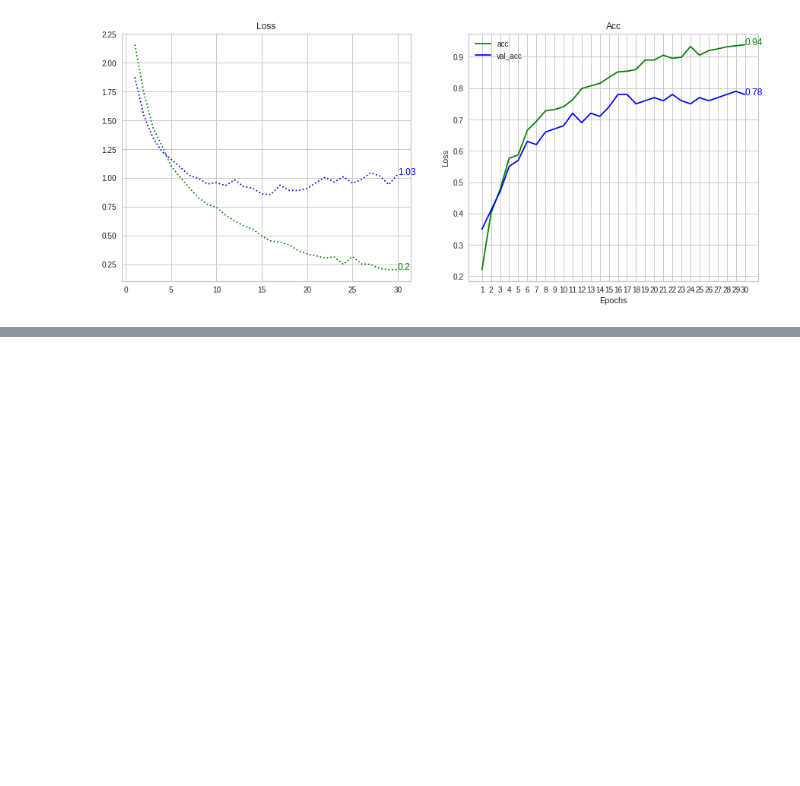
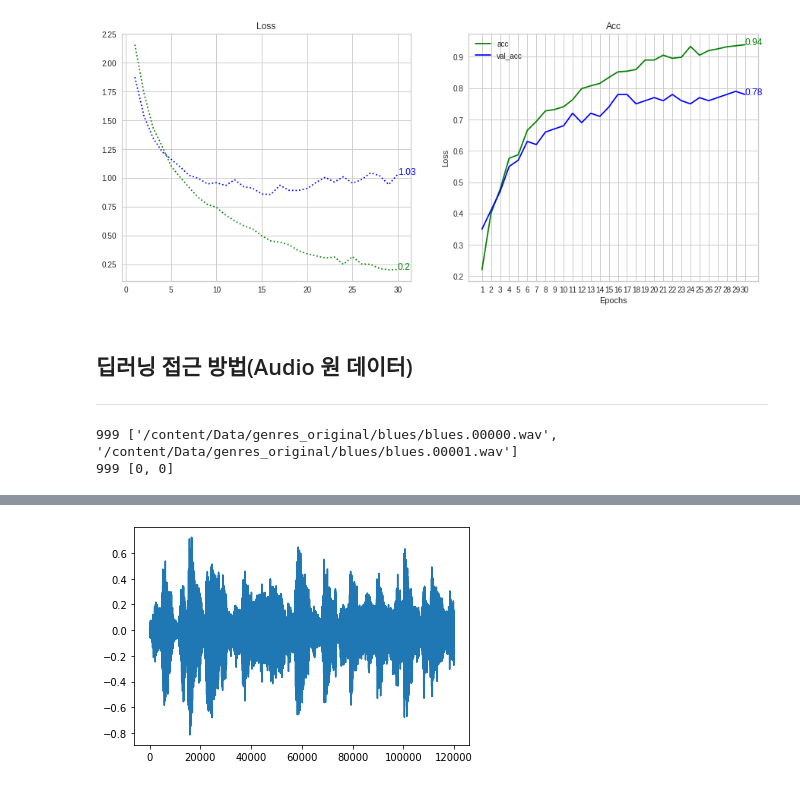
Before and after one commit to TAEWOOYOON/SkillTreePython-DeepLearning, a Jupyter notebook: 04.Paper-with-code/ch04_05_WaveNet.ipynb, the cells around one changed output, grey strips where cells are left out. Saved outputs shown, nothing was run; the diff lists cells and outputs as text; code cells hidden in the pictures; blank space fills up the shorter version.

```diff
--- a/04.Paper-with-code/ch04_05_WaveNet.ipynb
+++ b/04.Paper-with-code/ch04_05_WaveNet.ipynb
@@ -625,3 +605,64 @@ Epoch 30/30
 draw_lcurve(history)
 # %% [output]
 [figure]
+# %% [markdown]
+## 딥러닝 접근 방법(Audio 원 데이터)
+---
+# %%
+csv_path='/content/Data/features_30_sec.csv'
+data_dir = '/content/Data/genres_original'
+class_dict = {
+    'blues' : 0,
+    'classical' : 1,
+    'country' : 2,
+    'disco' : 3,
+    'hiphop' : 4,
+    'jazz' : 5,
+    'metal' : 6,
+    'pop' : 7,
+    'reggae' : 8,
+    'rock' : 9
+}
+
+def df_process(csv_path, data_dir, class_dict) :
+  df = pd.read_csv(csv_path)
+  # 불량 데이터 삭제
+  # np.where(df['filename'] == 'jazz.00054.wav')
+  df = df.drop(index=[554])
+
+  # 파일 경로 재설정
+  '''
+  blues.00000.wav' -> '/content/Data/genres_original/blues/blues.00000.wav'
+  '''
+
+  #
+  df['filepath'] = df.apply( lambda x : f'{data_dir}/{x["label"]}/{x["filename"]}', axis = 1)
+
+  # 라벨 인코딩
+  df['label'] = df['label'].map(class_dict)
+  return list(df['filepath']), list(df['label'])
+
+paths, labels = df_process(csv_path, data_dir, class_dict)
+print(len(paths), paths[:2])
+print(len(labels), labels[:2])
+# %% [output]
+999 ['/content/Data/genres_original/blues/blues.00000.wav', '/content/Data/genres_original/blues/blues.00001.wav']
+999 [0, 0]
+# %%
+# 경로 -> wav 데이터 추출
+
+def path2wav(path, label, mx_len = 120000) :
+  # 파일 읽기
+  f = tf.io.read_file(path)
+  # 파일을 오디오 변환
+  wav, sr = tf.audio.decode_wav(f, desired_channels = 1)
+  wav = tf.squeeze(wav, axis = 1)
+  wav = wav[:mx_len]
+  return wav, label
+
+wav, label = path2wav(paths[0], labels[0])
+plt.plot(wav)
+
+from IPython import display
+display.Audio(wav, rate = 16000)
+# %% [output]
@@ -627,0 +670 @@ draw_lcurve(history)
+[figure, added]
```
Also changed, not shown: parts of 13 cells of this notebook.
